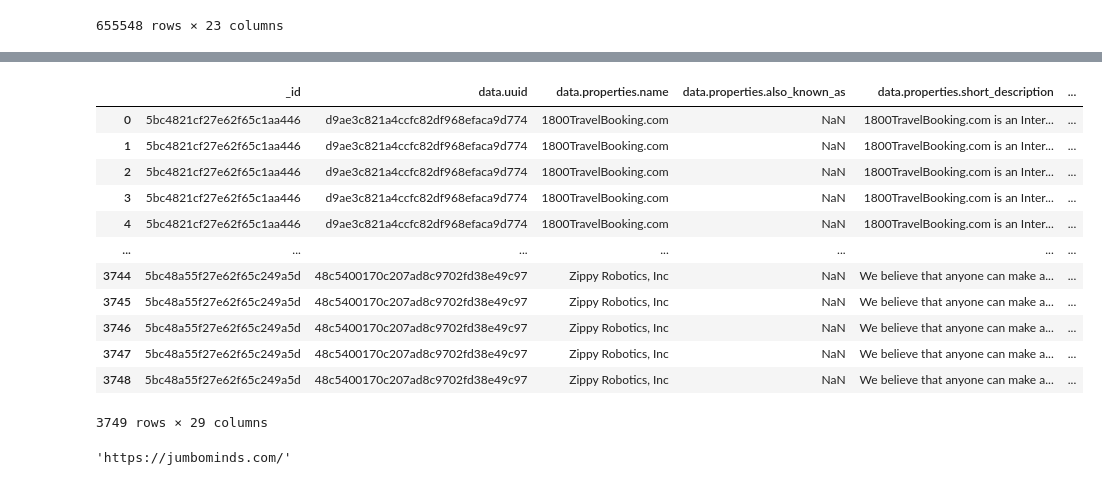
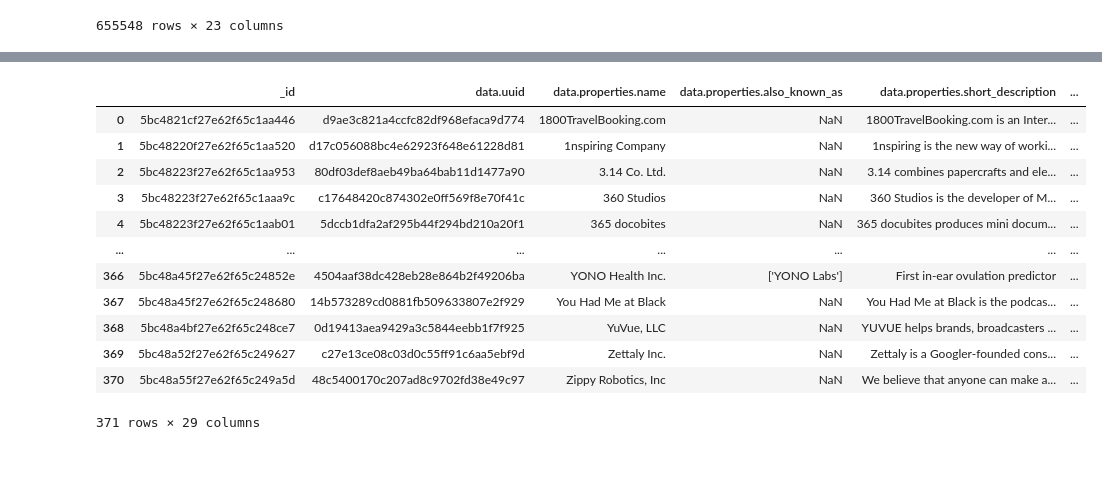
Before and after one commit to rudera/kickstarter-crunchbase, a Jupyter notebook: crunchbaseKickstartLink.ipynb, the cells around one changed output, grey strips where cells are left out. Drawn from its saved outputs; the diff is of its cells as text; code cells hidden in the pictures.

```diff
--- a/crunchbaseKickstartLink.ipynb
+++ b/crunchbaseKickstartLink.ipynb
@@ -77,6 +79,13 @@ for index, row in cb_df.iterrows():
         continue
     else:
         cb_df.at[index, 'twitter'] = cb_df.at[index, 'twitter'].split('//')[1]
+for index, row in cb_df.iterrows():
+    if pd.isna(cb_df.at[index, 'facebook']):
+        continue
+    elif len(cb_df.at[index, 'facebook'].split('//')) < 2:
+        continue
+    else:
+        cb_df.at[index, 'facebook'] = cb_df.at[index, 'facebook'].split('//')[1]
 cb_df
 # %% [output]
 |  | _id | data.uuid | data.properties.name | data.properties.also_known_as | data.properties.short_description | ... |
@@ -97,20 +121,17 @@ tw_merge= pd.merge(left=cb_df, right=ks_df, left_on='twitter', right_on='twitter
-# %%
-tw_merge
-# %% [output]
-|  | _id | data.uuid | data.properties.name | data.properties.also_known_as | data.properties.short_description | ... |
-| 0 | 5bc4821cf27e62f65c1aa446 | d9ae3c821a4ccfc82df968efaca9d774 | 1800TravelBooking.com | NaN | 1800TravelBooking.com is an Inter... | ... |
-| 1 | 5bc4821cf27e62f65c1aa446 | d9ae3c821a4ccfc82df968efaca9d774 | 1800TravelBooking.com | NaN | 1800TravelBooking.com is an Inter... | ... |
-| 2 | 5bc4821cf27e62f65c1aa446 | d9ae3c821a4ccfc82df968efaca9d774 | 1800TravelBooking.com | NaN | 1800TravelBooking.com is an Inter... | ... |
-| 3 | 5bc4821cf27e62f65c1aa446 | d9ae3c821a4ccfc82df968efaca9d774 | 1800TravelBooking.com | NaN | 1800TravelBooking.com is an Inter... | ... |
-| 4 | 5bc4821cf27e62f65c1aa446 | d9ae3c821a4ccfc82df968efaca9d774 | 1800TravelBooking.com | NaN | 1800TravelBooking.com is an Inter... | ... |
-| ... | ... | ... | ... | ... | ... | ... |
-| 3744 | 5bc48a55f27e62f65c249a5d | 48c5400170c207ad8c9702fd38e49c97 | Zippy Robotics, Inc | NaN | We believe that anyone can make a... | ... |
-| 3745 | 5bc48a55f27e62f65c249a5d | 48c5400170c207ad8c9702fd38e49c97 | Zippy Robotics, Inc | NaN | We believe that anyone can make a... | ... |
-| 3746 | 5bc48a55f27e62f65c249a5d | 48c5400170c207ad8c9702fd38e49c97 | Zippy Robotics, Inc | NaN | We believe that anyone can make a... | ... |
-| 3747 | 5bc48a55f27e62f65c249a5d | 48c5400170c207ad8c9702fd38e49c97 | Zippy Robotics, Inc | NaN | We believe that anyone can make a... | ... |
-| 3748 | 5bc48a55f27e62f65c249a5d | 48c5400170c207ad8c9702fd38e49c97 | Zippy Robotics, Inc | NaN | We believe that anyone can make a... | ... |
-3749 rows × 29 columns
-# %%
-tw_merge.at[1445,'homepage']
-# %% [output]
-'https://jumbominds.com/'
+# %%
+tw_merge = tw_merge.drop_duplicates(subset=['_id'],ignore_index=True)
+tw_merge
+# %% [output]
+|  | _id | data.uuid | data.properties.name | data.properties.also_known_as | data.properties.short_description | ... |
+| 0 | 5bc4821cf27e62f65c1aa446 | d9ae3c821a4ccfc82df968efaca9d774 | 1800TravelBooking.com | NaN | 1800TravelBooking.com is an Inter... | ... |
+| 1 | 5bc48220f27e62f65c1aa520 | d17c056088bc4e62923f648e61228d81 | 1nspiring Company | NaN | 1nspiring is the new way of worki... | ... |
+| 2 | 5bc48223f27e62f65c1aa953 | 80df03def8aeb49ba64bab11d1477a90 | 3.14 Co. Ltd. | NaN | 3.14 combines papercrafts and ele... | ... |
+| 3 | 5bc48223f27e62f65c1aaa9c | c17648420c874302e0ff569f8e70f41c | 360 Studios | NaN | 360 Studios is the developer of M... | ... |
+| 4 | 5bc48223f27e62f65c1aab01 | 5dccb1dfa2af295b44f294bd210a20f1 | 365 docobites | NaN | 365 docubites produces mini docum... | ... |
+| ... | ... | ... | ... | ... | ... | ... |
+| 366 | 5bc48a45f27e62f65c24852e | 4504aaf38dc428eb28e864b2f49206ba | YONO Health Inc. | ['YONO Labs'] | First in-ear ovulation predictor | ... |
+| 367 | 5bc48a45f27e62f65c248680 | 14b573289cd0881fb509633807e2f929 | You Had Me at Black | NaN | You Had Me at Black is the podcas... | ... |
+| 368 | 5bc48a4bf27e62f65c248ce7 | 0d19413aea9429a3c5844eebb1f7f925 | YuVue, LLC | NaN | YUVUE helps brands, broadcasters ... | ... |
+| 369 | 5bc48a52f27e62f65c249627 | c27e13ce08c03d0c55ff91c6aa5ebf9d | Zettaly Inc. | NaN | Zettaly is a Googler-founded cons... | ... |
+| 370 | 5bc48a55f27e62f65c249a5d | 48c5400170c207ad8c9702fd38e49c97 | Zippy Robotics, Inc | NaN | We believe that anyone can make a... | ... |
+371 rows × 29 columns
```
Also changed, not shown: parts of 9 cells of this notebook.
